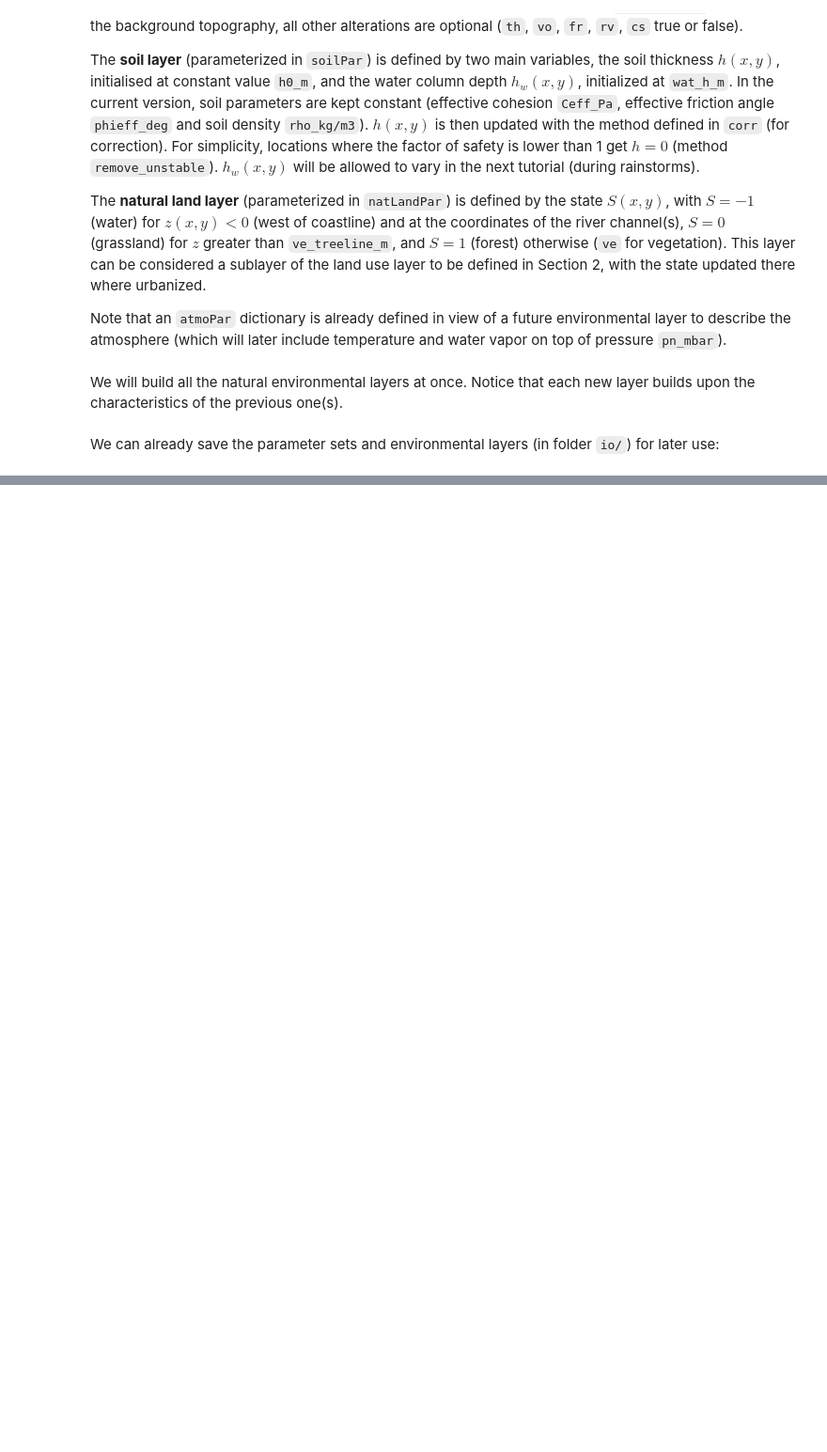
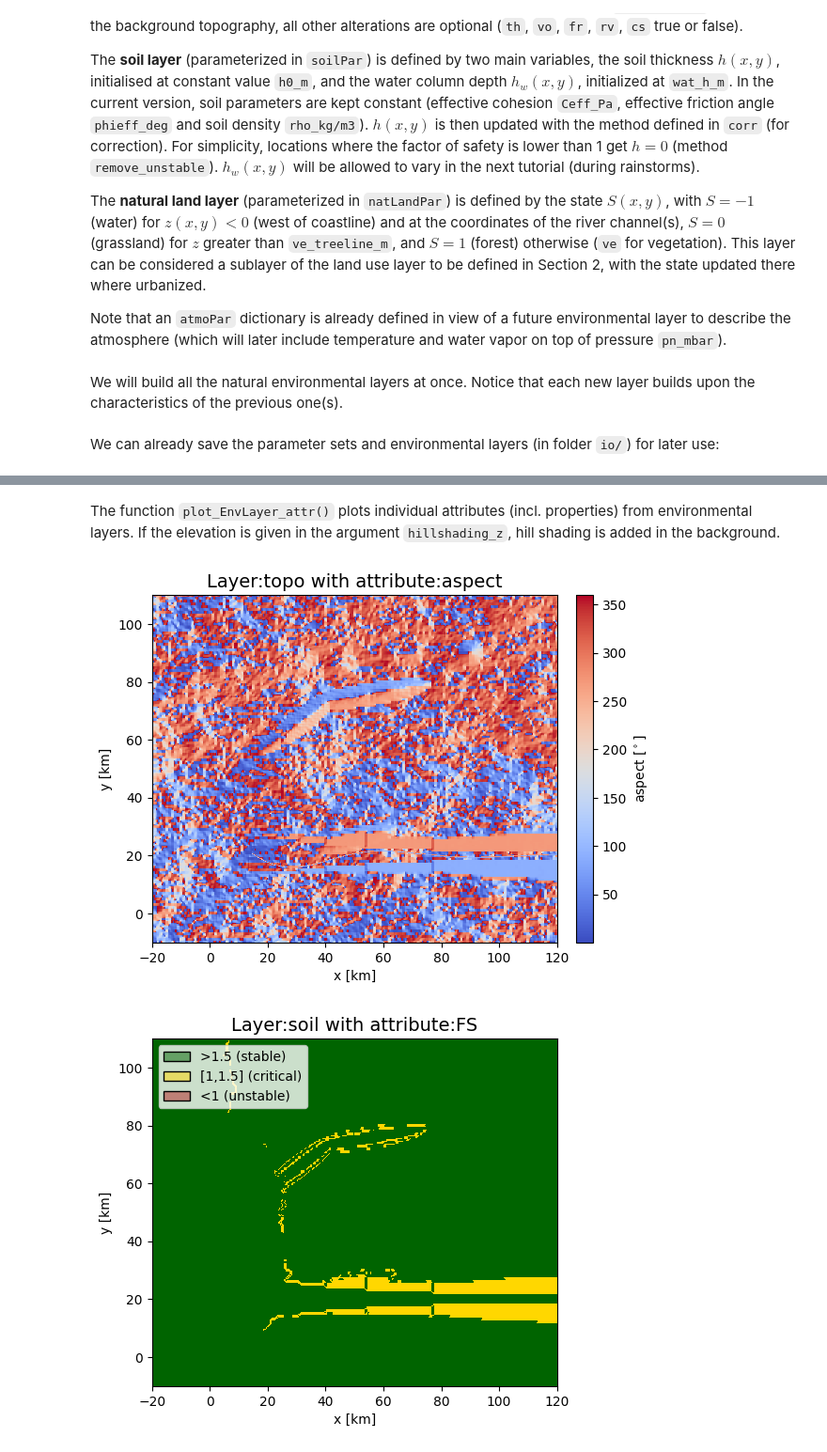
Before and after one commit to MignanRiskAnalytics/GenMR_SCOR, a Jupyter notebook: jupyter_execute/notebooks/Tutorial1_DigitalTemplate_environment.ipynb, the cells around one changed output, grey strips where cells are left out. Shown at 94% size. Cells and saved outputs as stored; diff of their text form; code cells hidden in the pictures; blank space fills up the shorter version.

```diff
--- a/jupyter_execute/notebooks/Tutorial1_DigitalTemplate_environment.ipynb
+++ b/jupyter_execute/notebooks/Tutorial1_DigitalTemplate_environment.ipynb
@@ -160,0 +165,9 @@ TO WRITE...
+# %% [markdown]
+The function `plot_EnvLayer_attr()` plots individual attributes (incl. properties) from environmental layers. If the elevation is given in the argument `hillshading_z`, hill shading is added in the background.
+# %%
+GenMR_env.plot_EnvLayer_attr(topoLayer, 'aspect', file_ext = 'jpg')
+GenMR_env.plot_EnvLayer_attr(soilLayer, 'FS')
+GenMR_env.plot_EnvLayer_attr(soilLayer, 'h', hillshading_z = topoLayer.z)
+# %% [output]
+[figure, added]
+[figure, added]
```
Also changed, not shown: parts of 4 cells of this notebook, 21 other files.
